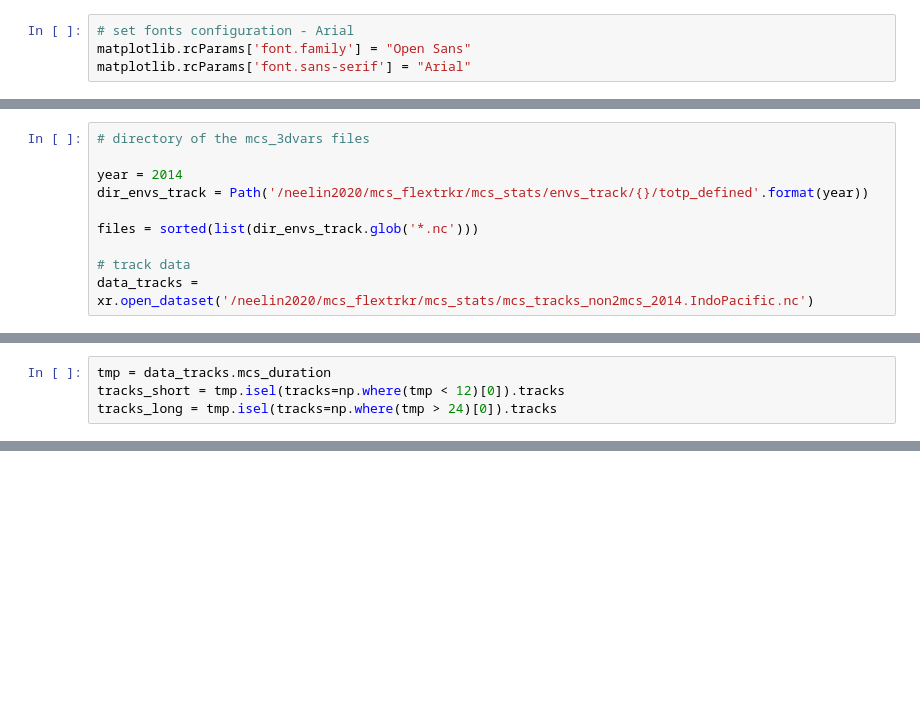
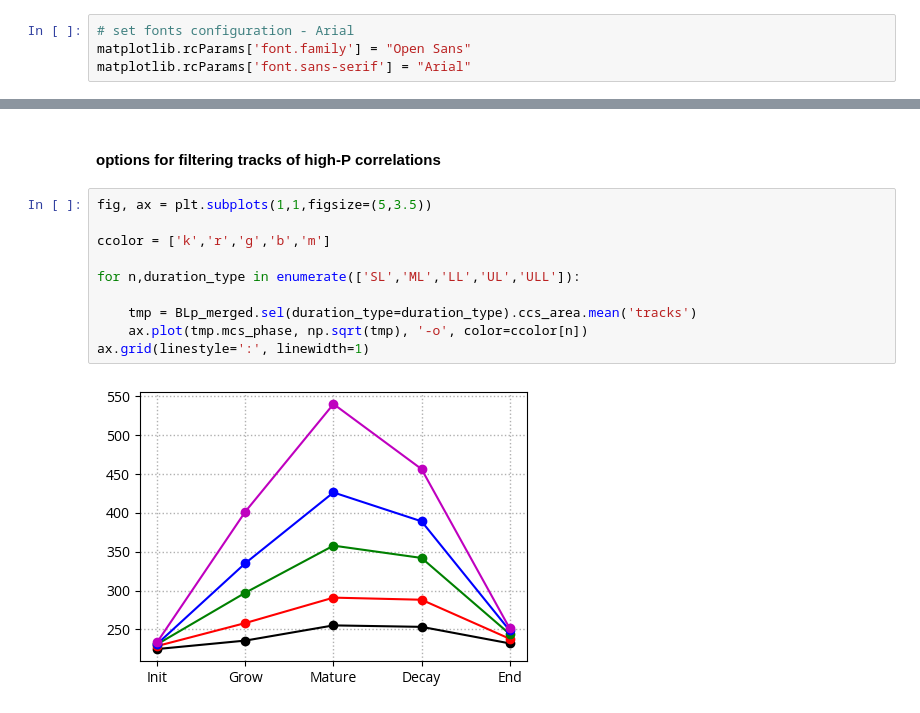
Before and after one commit to weiming9115/MCS_buoyancy_FLEXTRKR, a Jupyter notebook: notebooks/MCSsustainability_predictor.ipynb, the cells around one changed output, grey strips where cells are left out. Drawn from its saved outputs; the diff is of its cells as text; blank space fills up the shorter version.

```diff
--- a/notebooks/MCSsustainability_predictor.ipynb
+++ b/notebooks/MCSsustainability_predictor.ipynb
@@ -38,10 +28,0 @@ mixedmap
-# %%
-# directory of the mcs_3dvars files
-
-year = 2014
-dir_envs_track = Path('/neelin2020/mcs_flextrkr/mcs_stats/envs_track/{}/totp_defined'.format(year))
-
-files = sorted(list(dir_envs_track.glob('*.nc')))
-
-# track data
-data_tracks = xr.open_dataset('/neelin2020/mcs_flextrkr/mcs_stats/mcs_tracks_non2mcs_2014.IndoPacific.nc')
@@ -203,4 +28,0 @@ def cape_subsat_condmn(files):
-# %%
-tmp = data_tracks.mcs_duration
-tracks_short = tmp.isel(tracks=np.where(tmp < 12)[0]).tracks
-tracks_long = tmp.isel(tracks=np.where(tmp > 24)[0]).tracks
@@ -656,0 +97,14 @@ plt.suptitle('Buoyancy CAPE-SUBSAT histogram at MCS phases', fontsize=16, fontwe
+# %% [markdown]
+#### options for filtering tracks of high-P correlations
+# %%
+fig, ax = plt.subplots(1,1,figsize=(5,3.5))
+
+ccolor = ['k','r','g','b','m']
+
+for n,duration_type in enumerate(['SL','ML','LL','UL','ULL']):
+
+    tmp = BLp_merged.sel(duration_type=duration_type).ccs_area.mean('tracks')
+    ax.plot(tmp.mcs_phase, np.sqrt(tmp), '-o', color=ccolor[n])
+ax.grid(linestyle=':', linewidth=1)
+# %% [output]
+[figure, added]
```
Also changed, not shown: parts of 25 cells of this notebook, 17 other files.
